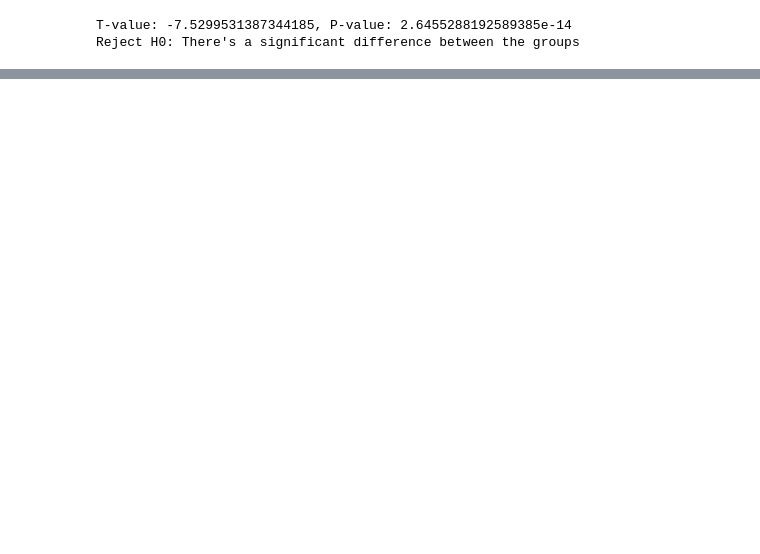
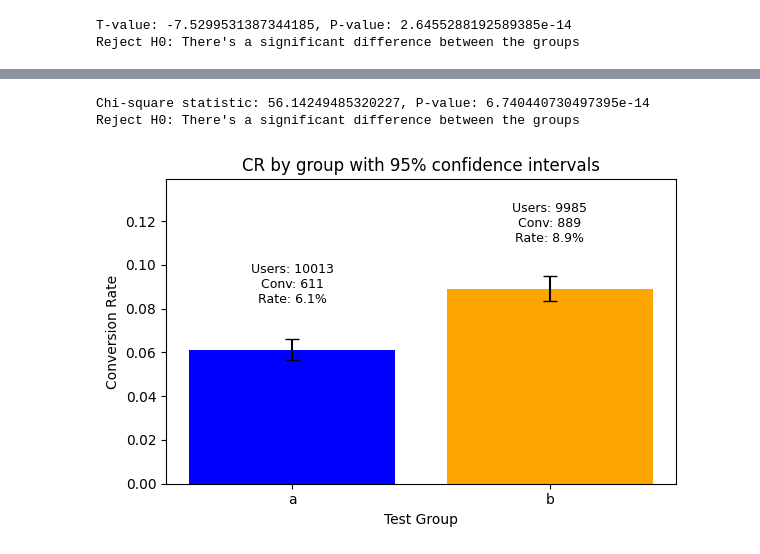
Before and after one commit to SamKratin/python-dataframes-exercises, a Jupyter notebook: python_drill_through.ipynb, the cells around one changed output, grey strips where cells are left out. Saved outputs shown, nothing was run; the diff lists cells and outputs as text; code cells hidden in the pictures; blank space fills up the shorter version.

```diff
--- a/python_drill_through.ipynb
+++ b/python_drill_through.ipynb
@@ -185,9 +242,13 @@ df = pd.read_csv(r"C:\Users\Anna\Desktop\pandas_git\_ab_test_data.csv")
 df['timestamp'] = pd.to_datetime(df['timestamp'])
 df.groupby('test_group')['user_id'].nunique()
 group_count = df['test_group'].value_counts()
-vis = group_count.plot(kind='bar', color=['blue', 'orange'])
 
-for i, v in enumerate(group_count):
-    vis.text(i, v, str(v), ha='center', va='bottom')
-plt.show()
+#date calculations
+start_date = df['timestamp'].min().date()
+end_date = df['timestamp'].max().date()
+date_duration = (end_date - start_date).days + 1
+
+print(start_date)
+print(end_date)
+print(date_duration)
 # %% [output]
@@ -237,0 +312,44 @@ Reject H0: There's a significant difference between the groups
+# %%
+alpha = 0.05
+
+obs = pd.crosstab(df['test_group'].values, df['conversion'].values)
+
+st, pvalue, dof, expval = stats.chi2_contingency(obs)
+
+print(f"Chi-square statistic: {st}, P-value: {pvalue}")
+
+if pvalue < alpha:
+    print("Reject H0: There's a significant difference between the groups")
+else:
+    print("Fail to reject H0: No significant difference between the groups")
+# %% [output]
+Chi-square statistic: 56.14249485320227, P-value: 6.740440730497395e-14
+Reject H0: There's a significant difference between the groups
+# %%
+from statsmodels.stats.proportion import proportion_confint
+
+groups = ['a', 'b']
+users = [10013, 9985]
+conversions = [611, 889]
+rates = [c/u for c, u in zip(conversions, users)]
+
+
+conf_int = [proportion_confint(c, n, alpha=0.05, method='wilson') for c, n in zip(conversions, users)]
+lower = [r - ci[0] for r, ci in zip(rates, conf_int)]
+upper = [ci[1] - r for r, ci in zip(rates, conf_int)]
+
+fig, ax = plt.subplots(figsize=(6,4))
+ax.bar(groups, rates, color=['blue', 'orange'], yerr=[lower, upper], capsize=5)
+
+for i, (u, c, r) in enumerate(zip(users, conversions, rates)):
+    ax.text(i, r + 0.02, f'Users: {u}\nConv: {c}\nRate: {r*100:.1f}%',
+            ha='center', va='bottom', fontsize=9)
+
+ax.set_title('СR by group with 95% confidence intervals')
+ax.set_xlabel('Test Group')
+ax.set_ylabel('Conversion Rate')
+ax.set_ylim(0, max(rates) + 0.05)
+plt.tight_layout()
+plt.show()
+# %% [output]
+[figure, added]
```
Also changed, not shown: parts of 13 cells of this notebook.
